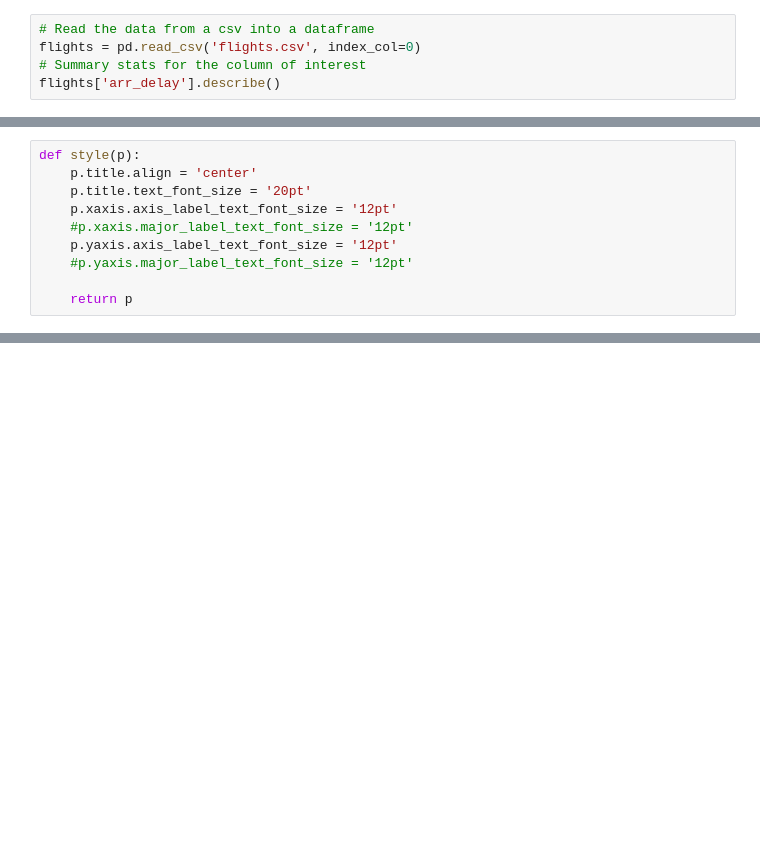
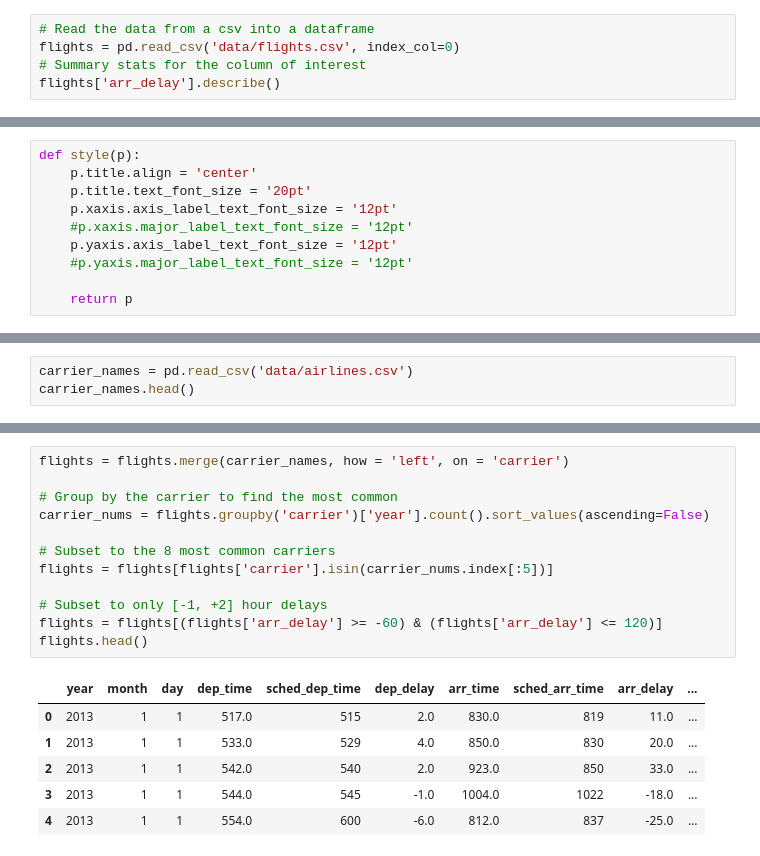
Before and after one commit to ParalysisSyndrome/Data-Visualization, a Jupyter notebook: week9/Tugas/Data_visualization_Bokeh_part1.ipynb, the cells around one changed output, grey strips where cells are left out. Drawn from its saved outputs; the diff is of its cells as text; blank space fills up the shorter version.

```diff
--- a/week9/Tugas/Data_visualization_Bokeh_part1.ipynb
+++ b/week9/Tugas/Data_visualization_Bokeh_part1.ipynb
@@ -36,7 +37,7 @@ Loading BokehJS ...
 [interactive output not drawn]
 # %%
 # Read the data from a csv into a dataframe
-flights = pd.read_csv('flights.csv', index_col=0)
+flights = pd.read_csv('data/flights.csv', index_col=0)
 # Summary stats for the column of interest
 flights['arr_delay'].describe()
 # %% [output]
@@ -178,0 +159,3 @@ show(p)
+# %%
+carrier_names = pd.read_csv('data/airlines.csv')
+carrier_names.head()
@@ -178,0 +169,19 @@ show(p)
+# %%
+flights = flights.merge(carrier_names, how = 'left', on = 'carrier')
+
+# Group by the carrier to find the most common
+carrier_nums = flights.groupby('carrier')['year'].count().sort_values(ascending=False)
+
+# Subset to the 8 most common carriers
+flights = flights[flights['carrier'].isin(carrier_nums.index[:5])]
+
+# Subset to only [-1, +2] hour delays
+flights = flights[(flights['arr_delay'] >= -60) & (flights['arr_delay'] <= 120)]
+flights.head()
+# %% [output]
+|  | year | month | day | dep_time | sched_dep_time | dep_delay | arr_time | sched_arr_time | arr_delay | ... |
+| 0 | 2013 | 1 | 1 | 517.0 | 515 | 2.0 | 830.0 | 819 | 11.0 | ... |
+| 1 | 2013 | 1 | 1 | 533.0 | 529 | 4.0 | 850.0 | 830 | 20.0 | ... |
+| 2 | 2013 | 1 | 1 | 542.0 | 540 | 2.0 | 923.0 | 850 | 33.0 | ... |
+| 3 | 2013 | 1 | 1 | 544.0 | 545 | -1.0 | 1004.0 | 1022 | -18.0 | ... |
+| 4 | 2013 | 1 | 1 | 554.0 | 600 | -6.0 | 812.0 | 837 | -25.0 | ... |
```
Also changed, not shown: parts of 8 cells of this notebook.
